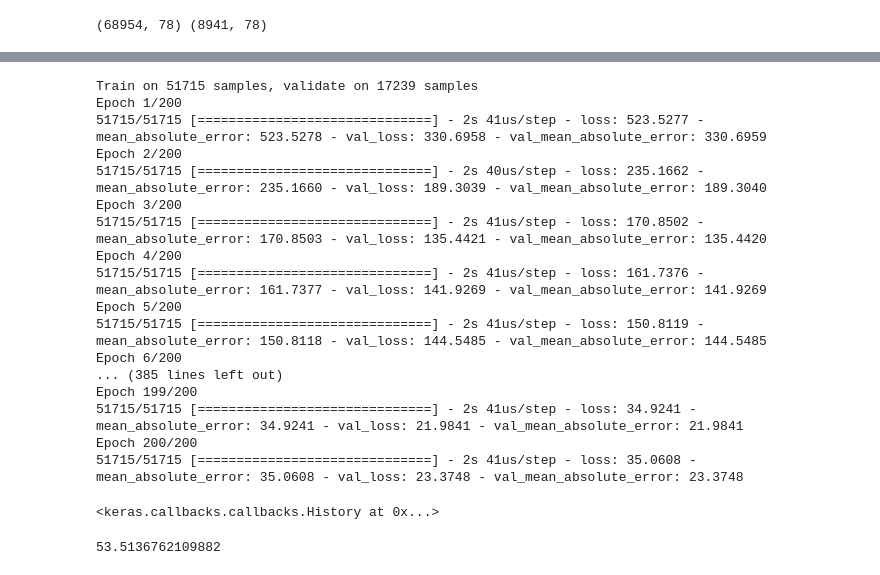
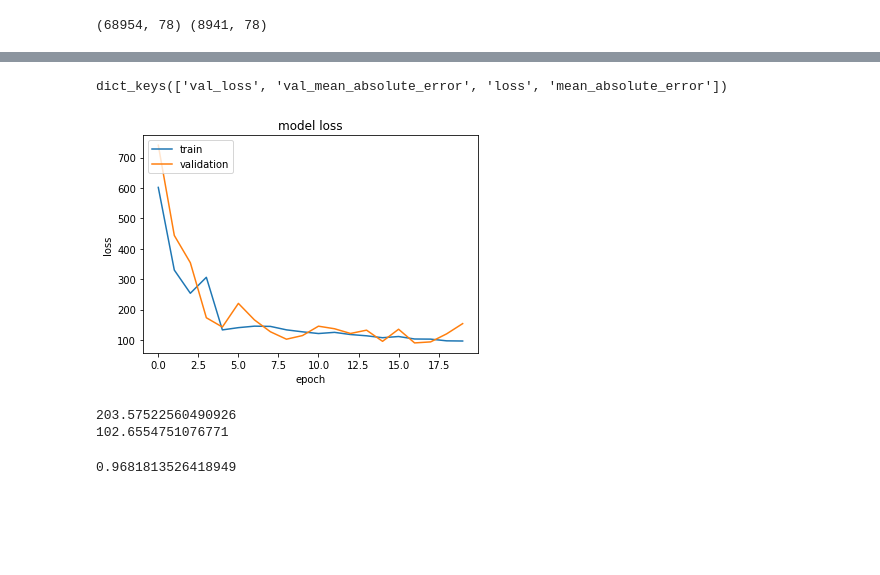
Before and after one commit to Ayanlola2002/DATA-SCIENCE-PROJECTS, a Jupyter notebook: SalesData_Project.ipynb, the cells around one changed output, grey strips where cells are left out. Saved outputs shown, nothing was run; the diff lists cells and outputs as text; code cells hidden in the pictures; blank space fills up the shorter version.

```diff
--- a/SalesData_Project.ipynb
+++ b/SalesData_Project.ipynb
@@ -552,6 +552,7 @@ Trainable params: 13,001
 Non-trainable params: 0
 _________________________________________________________________
 # %%
-#checkpoint_name = 'Weights-{epoch:03d}--{val_loss:.5f}.hdf5'
-#checkpoint = ModelCheckpoint(checkpoint_name, monitor='val_loss', verbose = 1, save_best_only = True, mode ='auto')
-#callbacks_list = [checkpoint]
+#defining a checkpoint
+checkpoint_name = 'Weights-{epoch:03d}--{val_loss:.5f}.hdf5'
+checkpoint = ModelCheckpoint(checkpoint_name, monitor='val_loss', verbose = 1, save_best_only = True, mode ='auto')
+callbacks_list = [checkpoint]
@@ -557,0 +562,2 @@ _________________________________________________________________
+# %%
+history=NN_model.fit(train_X,train_y, epochs=20, batch_size=32, validation_data =(val_X,val_y),callbacks=callbacks_list)
@@ -558,2 +582,15 @@ _________________________________________________________________
+# %%
+print(history.history.keys())
+# "Loss"
+plt.plot(history.history['loss'])
+plt.plot(history.history['val_loss'])
+plt.title('model loss')
+plt.ylabel('loss')
+plt.xlabel('epoch')
+plt.legend(['train', 'validation'], loc='upper left')
+plt.show()
+# %% [output]
+dict_keys(['val_loss', 'val_mean_absolute_error', 'loss', 'mean_absolute_error'])
+[figure, added]
 # %%
 # Load wights file of the best model :
@@ -563,29 +600,10 @@ _________________________________________________________________
-# %%
-NN_model.fit(train_X,train_y, epochs=200, batch_size=32, validation_data =(val_X,val_y))
-# %% [output]
-Train on 51715 samples, validate on 17239 samples
-Epoch 1/200
-51715/51715 [==============================] - 2s 41us/step - loss: 523.5277 - mean_absolute_error: 523.5278 - val_loss: 330.6958 - val_mean_absolute_error: 330.6959
-Epoch 2/200
-51715/51715 [==============================] - 2s 40us/step - loss: 235.1662 - mean_absolute_error: 235.1660 - val_loss: 189.3039 - val_mean_absolute_error: 189.3040
-Epoch 3/200
-51715/51715 [==============================] - 2s 41us/step - loss: 170.8502 - mean_absolute_error: 170.8503 - val_loss: 135.4421 - val_mean_absolute_error: 135.4420
-Epoch 4/200
-51715/51715 [==============================] - 2s 41us/step - loss: 161.7376 - mean_absolute_error: 161.7377 - val_loss: 141.9269 - val_mean_absolute_error: 141.9269
-Epoch 5/200
-51715/51715 [==============================] - 2s 41us/step - loss: 150.8119 - mean_absolute_error: 150.8118 - val_loss: 144.5485 - val_mean_absolute_error: 144.5485
-Epoch 6/200
-... (385 lines left out)
-Epoch 199/200
-51715/51715 [==============================] - 2s 41us/step - loss: 34.9241 - mean_absolute_error: 34.9241 - val_loss: 21.9841 - val_mean_absolute_error: 21.9841
-Epoch 200/200
-51715/51715 [==============================] - 2s 41us/step - loss: 35.0608 - mean_absolute_error: 35.0608 - val_loss: 23.3748 - val_mean_absolute_error: 23.3748
-<keras.callbacks.callbacks.History at 0x...>
 # %%
 from sklearn.metrics import mean_squared_error
 pred_nn= NN_model.predict(val_X)
 score_nn = np.sqrt(mean_squared_error(val_y,pred_nn))
 MAE_nn = mean_absolute_error(val_y , pred_nn)
 print (score_nn)
+print(MAE_nn)
 # %% [output]
-53.5136762109882
+203.57522560490926
+102.6554751076771
@@ -592,3 +623,8 @@ print (score_nn)
+# %%
+R2_nn=performance_metric(val_y,pred_nn)
+print(R2_nn)
+# %% [output]
+0.9681813526418949
 # %%
 predictions = NN_model.predict(test)
 # %%
```
Also changed, not shown: parts of 9 cells of this notebook.
